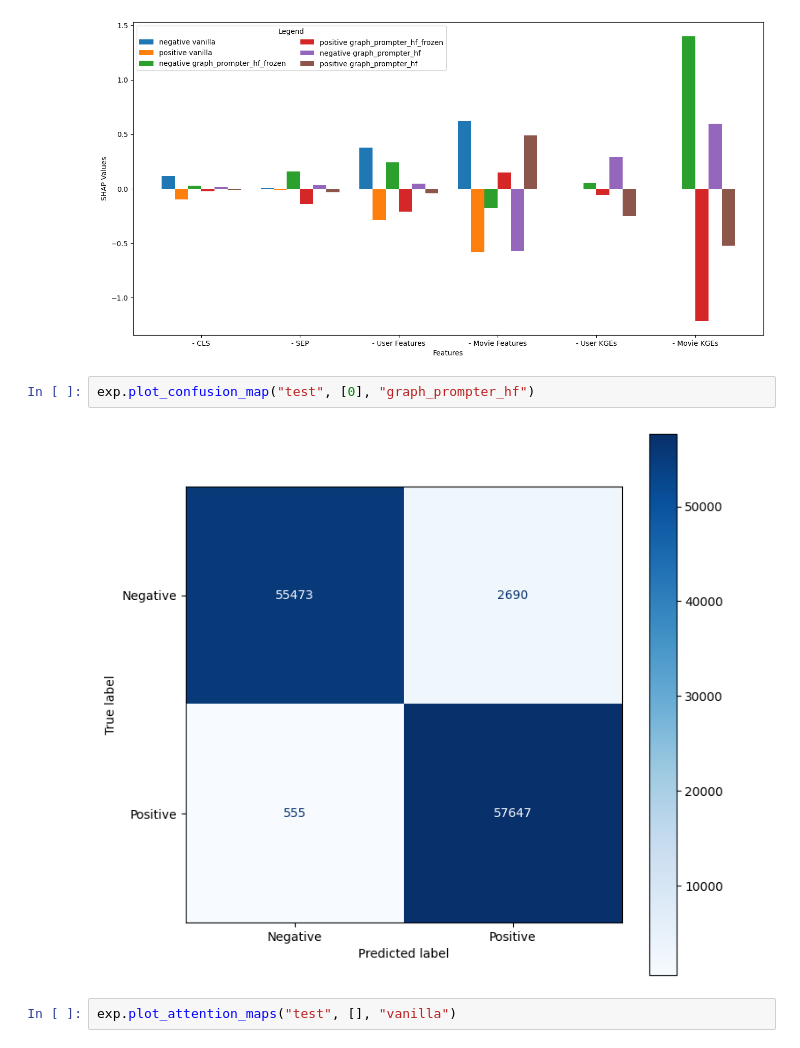
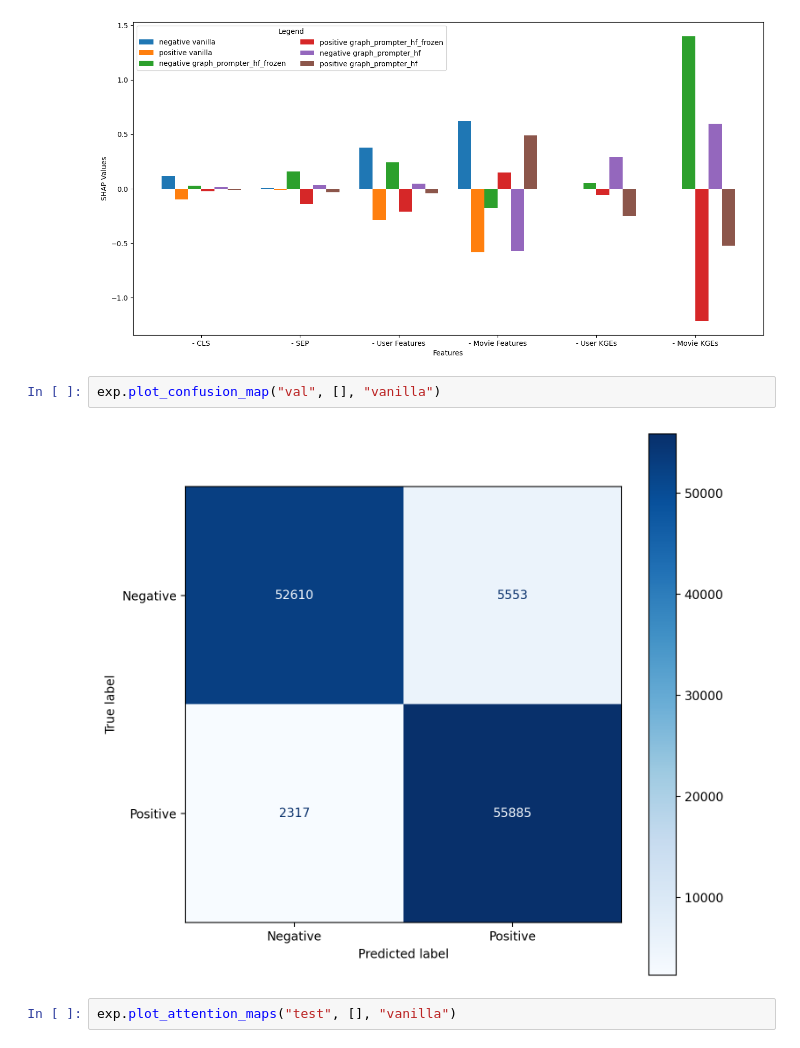
Before and after one commit to AhmadHAW/Hauptprojekt, a Jupyter notebook: evaluation.ipynb, the cells around one changed output. Cells and saved outputs as stored; diff of their text form.

```diff
--- a/evaluation.ipynb
+++ b/evaluation.ipynb
@@ -25,10 +25,10 @@ exp.plot_cls_embeddings(samples=2000)
 exp.plot_shap_values()
 # %% [output]
 [figure]
-# %%
-exp.plot_confusion_map("test", [0], "graph_prompter_hf")
-# %% [output]
-[figure, removed]
+# %%
+exp.plot_confusion_map("val", [], "vanilla")
+# %% [output]
+[figure, added]
 # %%
 exp.plot_attention_maps("test", [], "vanilla")
 # %% [output]
```
Also changed, not shown: 3 other files.
